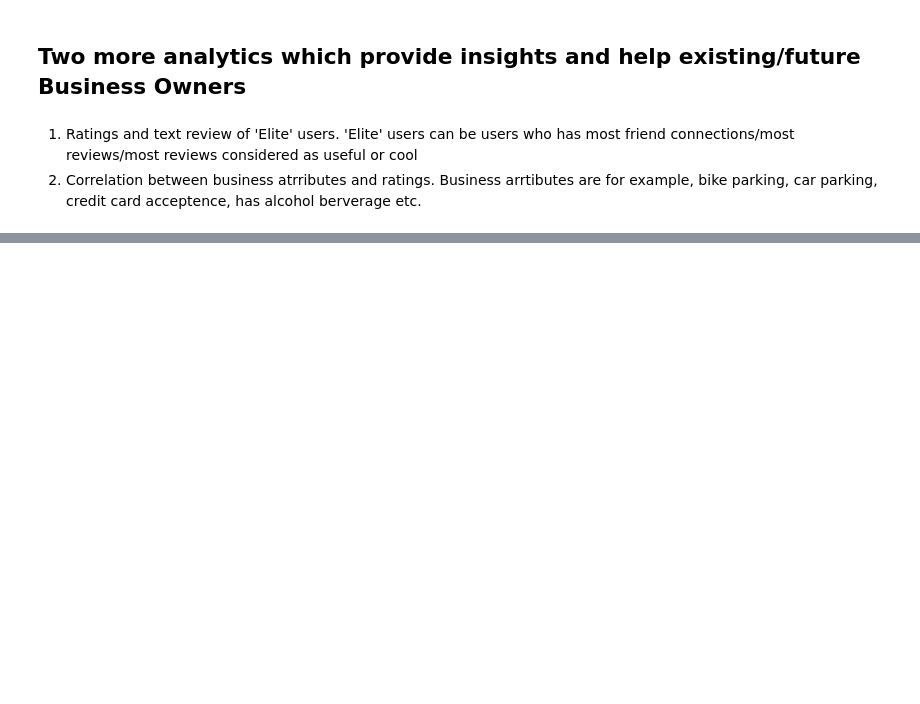
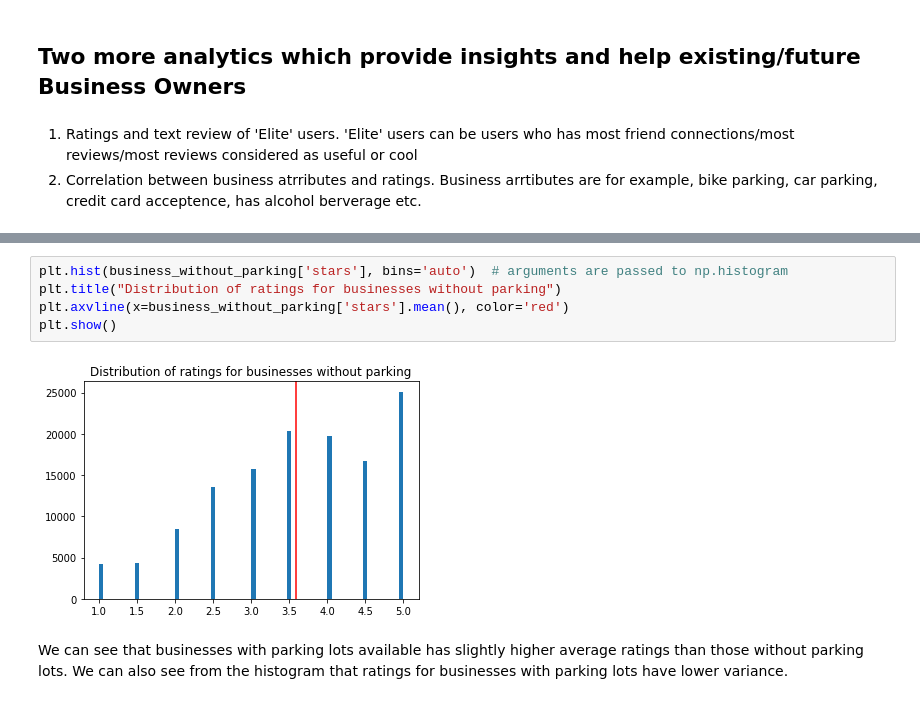
Before and after one commit to leonvking0/lift_data_challenge, a Jupyter notebook: Part_1.ipynb, the cells around one changed output, grey strips where cells are left out. Cells and saved outputs as stored; diff of their text form; blank space fills up the shorter version.

```diff
--- a/Part_1.ipynb
+++ b/Part_1.ipynb
@@ -307,0 +445,9 @@ print("{0:.3%}".format(qualified_user_num / user_gabi.size))
+# %%
+plt.hist(business_without_parking['stars'], bins='auto')  # arguments are passed to np.histogram
+plt.title("Distribution of ratings for businesses without parking")
+plt.axvline(x=business_without_parking['stars'].mean(), color='red')
+plt.show()
+# %% [output]
+[figure, added]
+# %% [markdown]
+We can see that businesses with parking lots available has slightly higher average ratings than those without parking lots. We can also see from the histogram that ratings for businesses with parking lots have lower variance.
```
Also changed, not shown: parts of 27 cells of this notebook, 1 other file.
